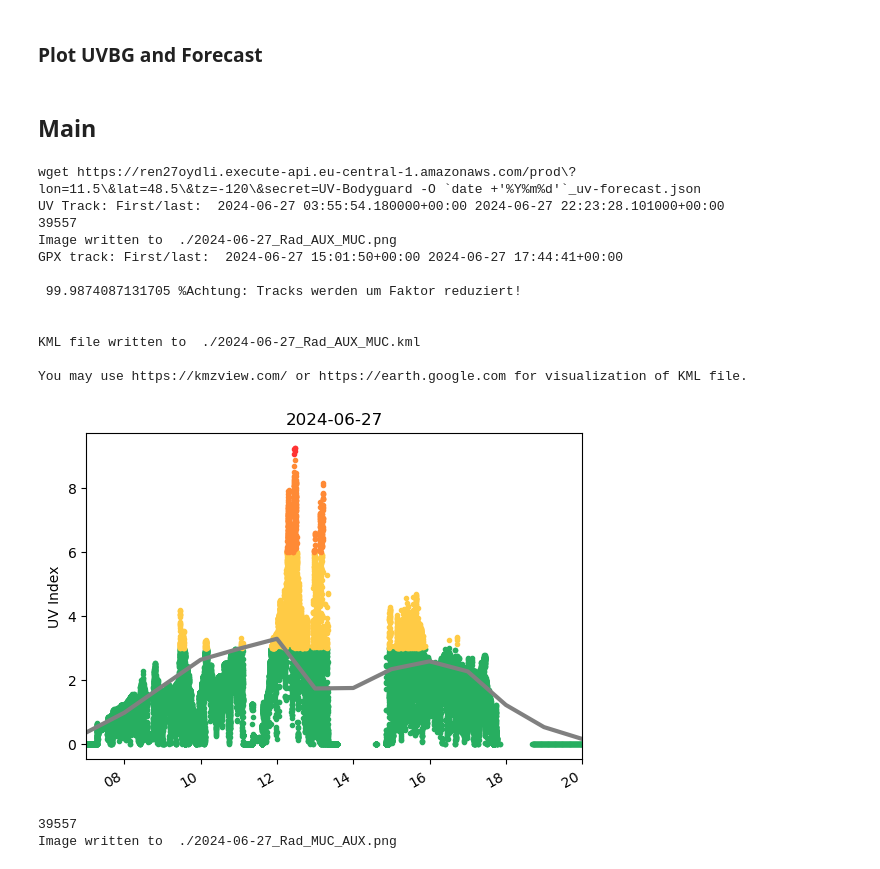
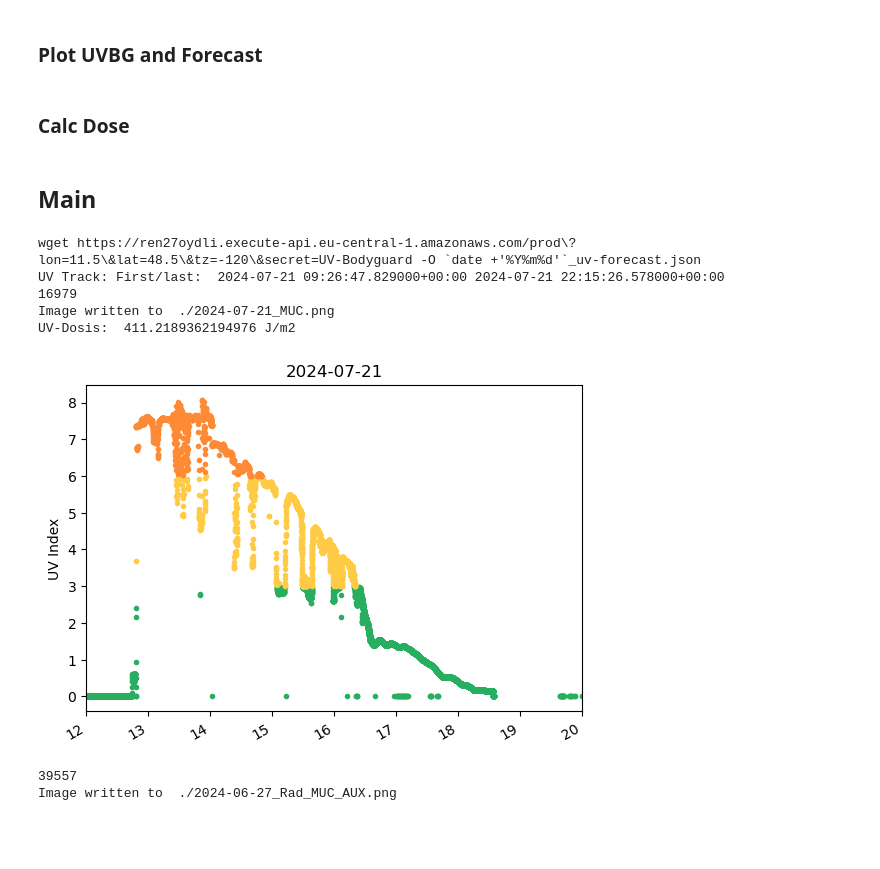
Before and after one commit to julianmeyerarnek/ajuma_data_Combine_GPX_with_UV, a Jupyter notebook: uvbg_toolbox.ipynb, the cells around one changed output. Cells and saved outputs as stored; diff of their text form; code cells hidden in the pictures; blank space fills up the shorter version.

Commit message:
Added dose calculation and Maya-Geburtstag

```diff
--- a/uvbg_toolbox.ipynb
+++ b/uvbg_toolbox.ipynb
@@ -36,7 +36,7 @@ if False:
     kml_outfilename =      "./2024-06-27_Rad_watch_MUC_AUX.kml"
     xpointstyle     = "https://uv-bodyguard.de/ajuma_pin.png" # "http://maps.google.com/mapfiles/kml/shapes/road_shield3.png"
 # %%
-if True:
+if False:
     xhour_start     = 7
     xhour_stop      = 20
     file_forecast   = "./data/2024-06-27_uv-forecast.json"
@@ -96,7 +118,7 @@ def read_uvbg(file_uvbg):
 
     for line in lines:
         items = line.split(",")
-        xtime_dt = datetime.datetime.fromtimestamp(int(items[0])/1000) # -7200)
+        xtime_dt = datetime.datetime.fromtimestamp((int(items[0])/1000) + 3600)
         uvbg_dates.append(xtime_dt)
         xuvi = float(items[1])
         uvbg_value.append(xuvi)
@@ -315,31 +337,49 @@ def plot_forecast_uvbg(uv_forecast_dates, uv_forecast_value, uvbg_dates, uvbg_va
 
     fig.savefig(img_outfilename)
     print ("Image written to ", img_outfilename)
+# %% [markdown]
+### Calc Dose
+# %%
+def calc_dose (uvbg_dates, uvbg_value, start_time, end_time):
+
+    xdose = 0.0
+
+    first = True
+    for (xdate,value) in zip(uvbg_dates, uvbg_value):
+
+        if start_time < xdate and xdate < end_time:
+            if first:
+                xdate0 = xdate
+                xval0  = value
+                first = False
+
+            else:
+                xdiff = (xdate - xdate0).seconds
+                # print (xdiff, value/40.0, xdiff * value/40.0)
+                xdose+= xdiff * value / 40.0
+                xdate0= xdate
+
+    print ("UV-Dosis: ", xdose, "J/m2")
 # %% [markdown]
 ## Main
 # %%
 howto_forecast()
-uv_forecast_dates, uv_forecast_value = read_forecast(file_forecast)
+# uv_forecast_dates, uv_forecast_value = read_forecast(file_forecast)
 uvbg_dates, uvbg_value, xtoday, uvtrack = read_uvbg(file_uvbg)
-plot_forecast_uvbg(uv_forecast_dates, uv_forecast_value, uvbg_dates, uvbg_value, xtoday)
-geotrack = read_gpx(file_gpx)
-# plot_uvbg(uvbg_dates, uvbg_value, xtoday)
+# plot_forecast_uvbg(uv_forecast_dates, uv_forecast_value, uvbg_dates, uvbg_value, xtoday)
+# geotrack = read_gpx(file_gpx)
+plot_uvbg(uvbg_dates, uvbg_value, xtoday)
 
-combine_gpx_uvtrack(geotrack, uvtrack, kml_outfilename)
+calc_dose (uvbg_dates, uvbg_value, datetime.datetime(2024,7,21,15,0), datetime.datetime(2024,7,21,18,0))
+
+# combine_gpx_uvtrack(geotrack, uvtrack, kml_outfilename)
 # %% [output]
 wget https://ren27oydli.execute-api.eu-central-1.amazonaws.com/prod\?lon=11.5\&lat=48.5\&tz=-120\&secret=UV-Bodyguard -O `date +'%Y%m%d'`_uv-forecast.json
-UV Track: First/last:  2024-06-27 03:55:54.180000+00:00 2024-06-27 22:23:28.101000+00:00
-39557
-Image written to  ./2024-06-27_Rad_AUX_MUC.png
-GPX track: First/last:  2024-06-27 15:01:50+00:00 2024-06-27 17:44:41+00:00
-
- 99.9874087131705 %Achtung: Tracks werden um Faktor reduziert!
-
-
-KML file written to  ./2024-06-27_Rad_AUX_MUC.kml
-
-You may use https://kmzview.com/ or https://earth.google.com for visualization of KML file.
+UV Track: First/last:  2024-07-21 09:26:47.829000+00:00 2024-07-21 22:15:26.578000+00:00
+16979
+Image written to  ./2024-07-21_MUC.png
+UV-Dosis:  411.2189362194976 J/m2
-[figure, old version]
+[figure, new version]
 # %%
 plot_forecast_uvbg(uv_forecast_dates, uv_forecast_value, uvbg_dates, uvbg_value, xtoday)
 # %% [output]
```
Also changed, not shown: parts of 4 cells of this notebook, 6 other files.
